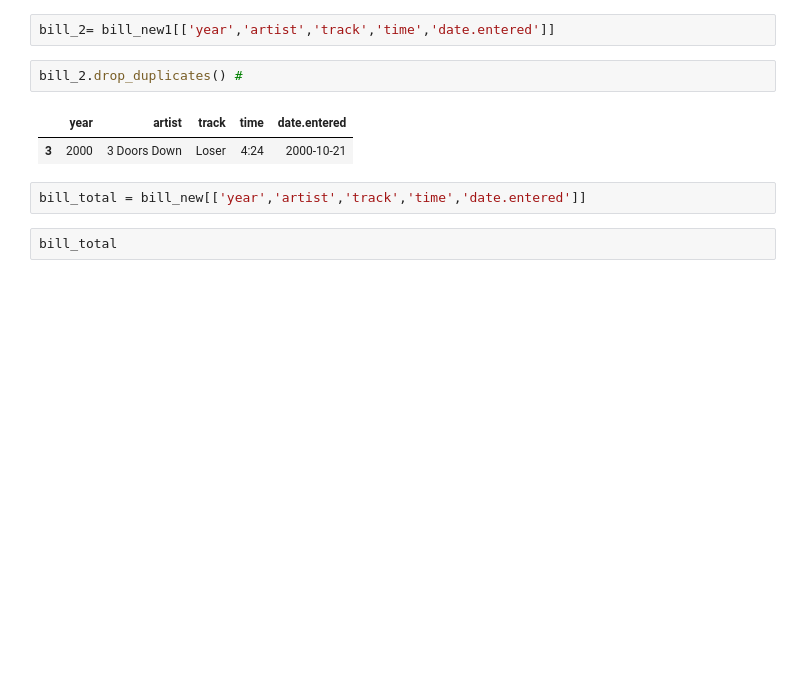
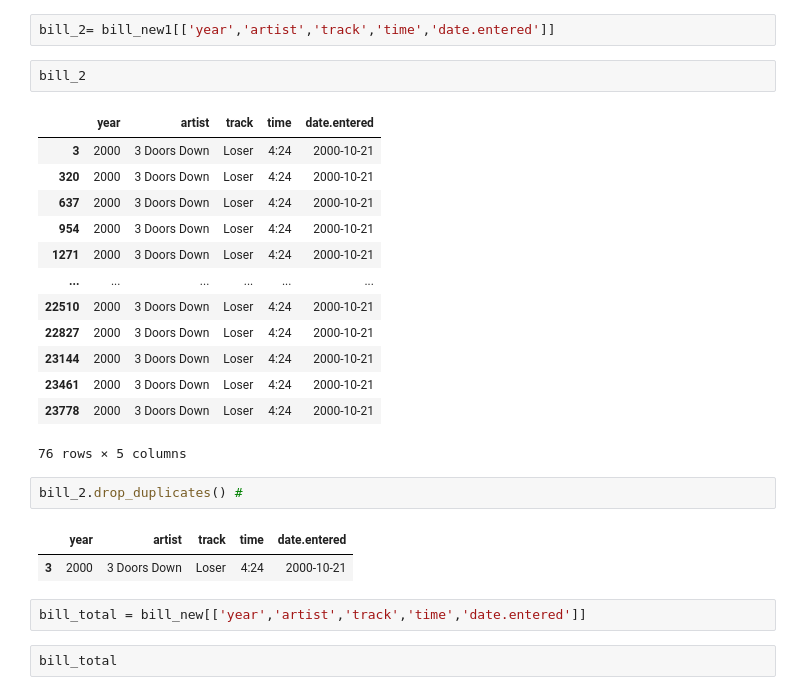
Before and after one commit to SEUNGW00LEE/BDAA, a Jupyter notebook: BDAA_복습/이승우_0205_복습.ipynb, the cells around one changed output. Saved outputs shown, nothing was run; the diff lists cells and outputs as text; blank space fills up the shorter version.

```diff
--- a/BDAA_복습/이승우_0205_복습.ipynb
+++ b/BDAA_복습/이승우_0205_복습.ipynb
@@ -240,5 +325,21 @@ bill_new1= bill_new[bill_new['track']=='Loser']
 # %%
 bill_2= bill_new1[['year','artist','track','time','date.entered']]
+# %%
+bill_2
+# %% [output]
+|  | year | artist | track | time | date.entered |
+| 3 | 2000 | 3 Doors Down | Loser | 4:24 | 2000-10-21 |
+| 320 | 2000 | 3 Doors Down | Loser | 4:24 | 2000-10-21 |
+| 637 | 2000 | 3 Doors Down | Loser | 4:24 | 2000-10-21 |
+| 954 | 2000 | 3 Doors Down | Loser | 4:24 | 2000-10-21 |
+| 1271 | 2000 | 3 Doors Down | Loser | 4:24 | 2000-10-21 |
+| ... | ... | ... | ... | ... | ... |
+| 22510 | 2000 | 3 Doors Down | Loser | 4:24 | 2000-10-21 |
+| 22827 | 2000 | 3 Doors Down | Loser | 4:24 | 2000-10-21 |
+| 23144 | 2000 | 3 Doors Down | Loser | 4:24 | 2000-10-21 |
+| 23461 | 2000 | 3 Doors Down | Loser | 4:24 | 2000-10-21 |
+| 23778 | 2000 | 3 Doors Down | Loser | 4:24 | 2000-10-21 |
+76 rows × 5 columns
 # %%
 bill_2.drop_duplicates() #
 # %% [output]
```
Also changed, not shown: parts of 12 cells of this notebook, 5 other files.
